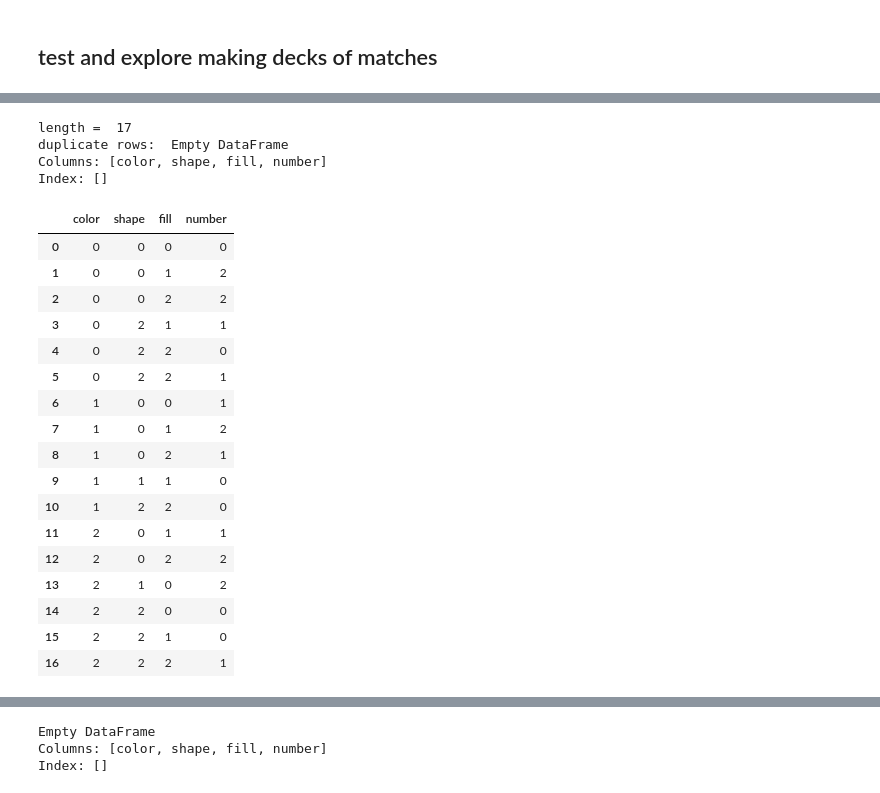
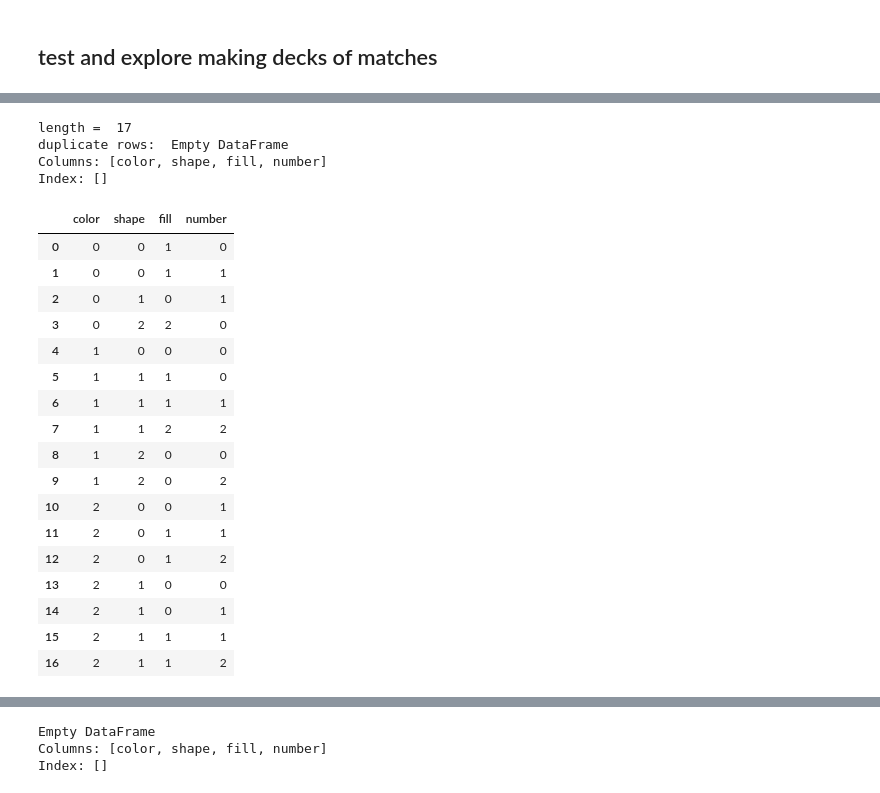
Before and after one commit to chrishuson/chrishuson.github.io, a Jupyter notebook: modeling/game-of-sets.ipynb, the cells around one changed output, grey strips where cells are left out. Cells and saved outputs as stored; diff of their text form; code cells hidden in the pictures.

```diff
--- a/modeling/game-of-sets.ipynb
+++ b/modeling/game-of-sets.ipynb
@@ -246,33 +256,33 @@ Index: []
 # %%
 # Import a saved trimmed deck
-trimmed_deck_0 = pd.read_csv('trimmed_deck_0.csv', index_col=False)
+trimmed_deck_0 = pd.read_csv('trimmed_deck_1.csv', index_col=False)
 trimmed_deck_0 = trimmed_deck_0.reset_index(drop=True)
 print("length = ", len(trimmed_deck_0))
 print("duplicate rows: ", trimmed_deck_0[trimmed_deck_0.duplicated()])
 trimmed_deck_0
 # %% [output]
 length =  17
 duplicate rows:  Empty DataFrame
 Columns: [color, shape, fill, number]
 Index: []
 |  | color | shape | fill | number |
-| 0 | 0 | 0 | 0 | 0 |
-| 1 | 0 | 0 | 1 | 2 |
-| 2 | 0 | 0 | 2 | 2 |
-| 3 | 0 | 2 | 1 | 1 |
-| 4 | 0 | 2 | 2 | 0 |
-| 5 | 0 | 2 | 2 | 1 |
-| 6 | 1 | 0 | 0 | 1 |
-| 7 | 1 | 0 | 1 | 2 |
-| 8 | 1 | 0 | 2 | 1 |
-| 9 | 1 | 1 | 1 | 0 |
-| 10 | 1 | 2 | 2 | 0 |
+| 0 | 0 | 0 | 1 | 0 |
+| 1 | 0 | 0 | 1 | 1 |
+| 2 | 0 | 1 | 0 | 1 |
+| 3 | 0 | 2 | 2 | 0 |
+| 4 | 1 | 0 | 0 | 0 |
+| 5 | 1 | 1 | 1 | 0 |
+| 6 | 1 | 1 | 1 | 1 |
+| 7 | 1 | 1 | 2 | 2 |
+| 8 | 1 | 2 | 0 | 0 |
+| 9 | 1 | 2 | 0 | 2 |
+| 10 | 2 | 0 | 0 | 1 |
 | 11 | 2 | 0 | 1 | 1 |
-| 12 | 2 | 0 | 2 | 2 |
-| 13 | 2 | 1 | 0 | 2 |
-| 14 | 2 | 2 | 0 | 0 |
-| 15 | 2 | 2 | 1 | 0 |
-| 16 | 2 | 2 | 2 | 1 |
+| 12 | 2 | 0 | 1 | 2 |
+| 13 | 2 | 1 | 0 | 0 |
+| 14 | 2 | 1 | 0 | 1 |
+| 15 | 2 | 1 | 1 | 1 |
+| 16 | 2 | 1 | 1 | 2 |
 # %%
 match_deck_0 = make_deck_of_matches(trimmed_deck_0)
 print("length = ", len(match_deck_0))
```
Also changed, not shown: parts of 9 cells of this notebook.
